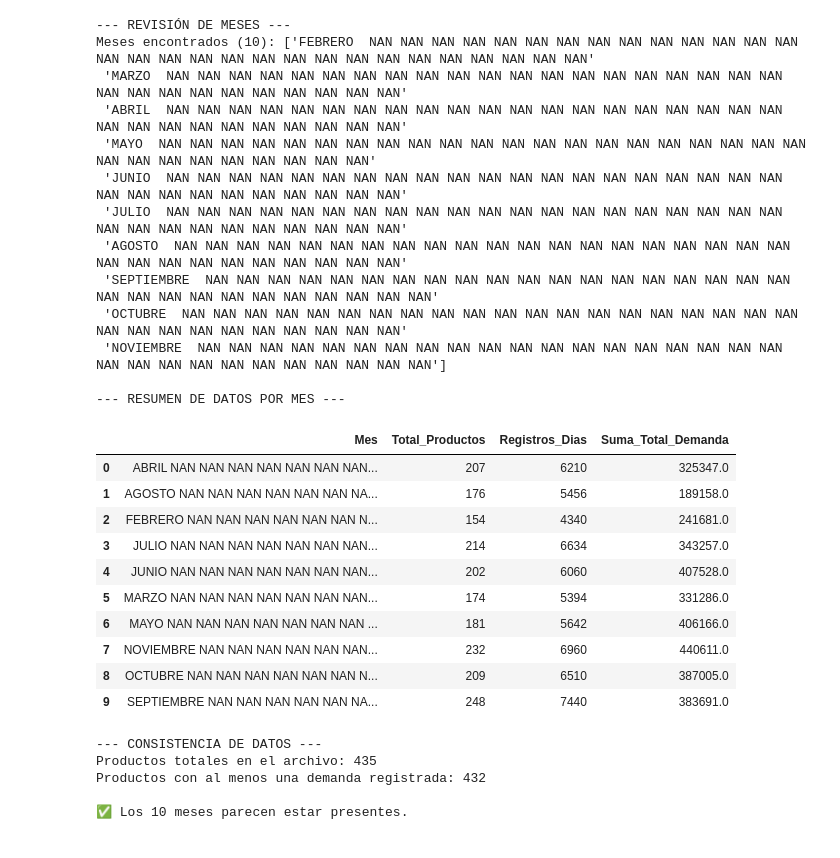
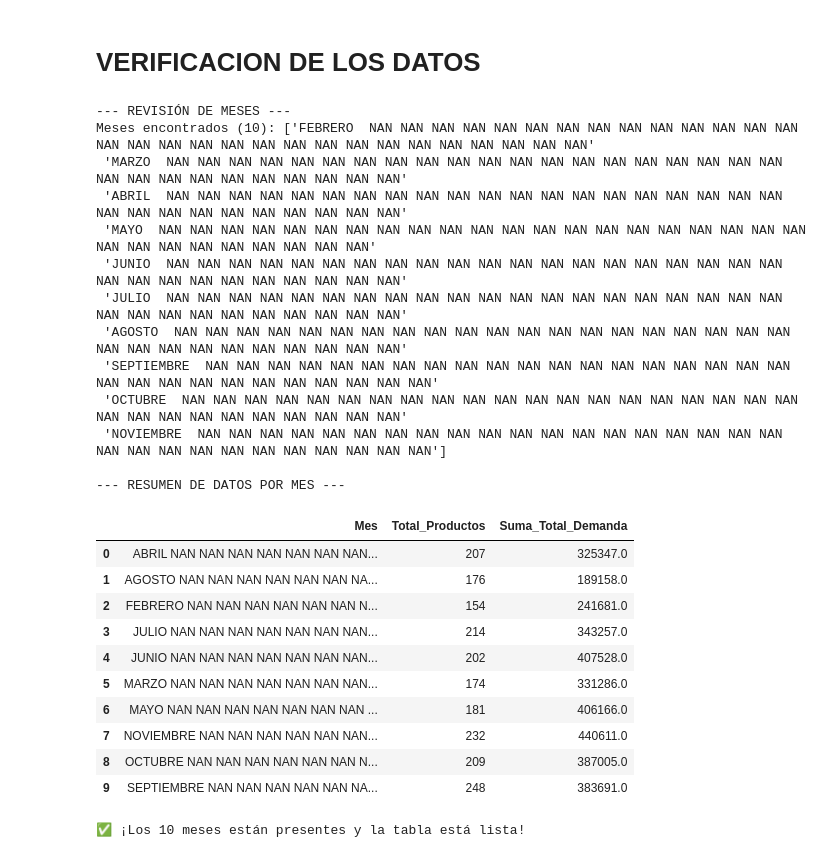
Before and after one commit to victoregomezf-maker/seminario, a Jupyter notebook: Predicción_de_demanda_insumos_medicos.ipynb, the cells around one changed output. Drawn from its saved outputs; the diff is of its cells as text; code cells hidden in the pictures.

```diff
--- a/Predicción_de_demanda_insumos_medicos.ipynb
+++ b/Predicción_de_demanda_insumos_medicos.ipynb
@@ -98,60 +94,47 @@ Se detectaron productos como: 00031P - ELECTRODO ADULTO REF. 0651 30 77007 DESFI
+# %% [markdown]
+# **VERIFICACION DE LOS DATOS**
 # %%
-import pandas as pd
-
-# 1. Verificar cuántos meses únicos se detectaron
+# 1. Verificar meses únicos
 meses_detectados = df_final['Mes'].unique()
 print(f"--- REVISIÓN DE MESES ---")
 print(f"Meses encontrados ({len(meses_detectados)}): {meses_detectados}")
 
-# 2. Resumen por mes: Conteo de productos y suma de cantidades
+# 2. Resumen por mes para ver si están completos
 resumen = df_final.groupby('Mes').agg(
     Total_Productos=('Producto', 'nunique'),
-    Registros_Dias=('Cantidad', 'count'),
     Suma_Total_Demanda=('Cantidad', 'sum')
 ).reset_index()
 
 print("\n--- RESUMEN DE DATOS POR MES ---")
 display(resumen)
 
-# 3. Verificar si hay productos que quedaron en cero (posibles errores de lectura)
-productos_con_datos = df_final[df_final['Cantidad'] > 0]['Producto'].nunique()
-total_productos = df_final['Producto'].nunique()
-
-print("\n--- CONSISTENCIA DE DATOS ---")
-print(f"Productos totales en el archivo: {total_productos}")
-print(f"Productos con al menos una demanda registrada: {productos_con_datos}")
-
-if len(meses_detectados) < 10:
-    print("\n⚠️ ALERTA: No se detectaron los 10 meses. Revisa si los títulos 'CANTIDAD DIARIA MES' están escritos igual en todo el archivo.")
+if len(meses_detectados) >= 10:
+    print("\n✅ ¡Los 10 meses están presentes y la tabla está lista!")
 else:
-    print("\n✅ Los 10 meses parecen estar presentes.")
+    print("\n⚠️ ALERTA: No se detectaron todos los meses. Revisa los títulos del archivo.")
 # %% [output]
 --- REVISIÓN DE MESES ---
 Meses encontrados (10): ['FEBRERO  NAN NAN NAN NAN NAN NAN NAN NAN NAN NAN NAN NAN NAN NAN NAN NAN NAN NAN NAN NAN NAN NAN NAN NAN NAN NAN NAN NAN NAN NAN'
  'MARZO  NAN NAN NAN NAN NAN NAN NAN NAN NAN NAN NAN NAN NAN NAN NAN NAN NAN NAN NAN NAN NAN NAN NAN NAN NAN NAN NAN NAN NAN NAN'
  'ABRIL  NAN NAN NAN NAN NAN NAN NAN NAN NAN NAN NAN NAN NAN NAN NAN NAN NAN NAN NAN NAN NAN NAN NAN NAN NAN NAN NAN NAN NAN NAN'
  'MAYO  NAN NAN NAN NAN NAN NAN NAN NAN NAN NAN NAN NAN NAN NAN NAN NAN NAN NAN NAN NAN NAN NAN NAN NAN NAN NAN NAN NAN NAN NAN'
  'JUNIO  NAN NAN NAN NAN NAN NAN NAN NAN NAN NAN NAN NAN NAN NAN NAN NAN NAN NAN NAN NAN NAN NAN NAN NAN NAN NAN NAN NAN NAN NAN'
  'JULIO  NAN NAN NAN NAN NAN NAN NAN NAN NAN NAN NAN NAN NAN NAN NAN NAN NAN NAN NAN NAN NAN NAN NAN NAN NAN NAN NAN NAN NAN NAN'
  'AGOSTO  NAN NAN NAN NAN NAN NAN NAN NAN NAN NAN NAN NAN NAN NAN NAN NAN NAN NAN NAN NAN NAN NAN NAN NAN NAN NAN NAN NAN NAN NAN'
  'SEPTIEMBRE  NAN NAN NAN NAN NAN NAN NAN NAN NAN NAN NAN NAN NAN NAN NAN NAN NAN NAN NAN NAN NAN NAN NAN NAN NAN NAN NAN NAN NAN NAN'
  'OCTUBRE  NAN NAN NAN NAN NAN NAN NAN NAN NAN NAN NAN NAN NAN NAN NAN NAN NAN NAN NAN NAN NAN NAN NAN NAN NAN NAN NAN NAN NAN NAN'
  'NOVIEMBRE  NAN NAN NAN NAN NAN NAN NAN NAN NAN NAN NAN NAN NAN NAN NAN NAN NAN NAN NAN NAN NAN NAN NAN NAN NAN NAN NAN NAN NAN NAN']
 
 --- RESUMEN DE DATOS POR MES ---
-|  | Mes | Total_Productos | Registros_Dias | Suma_Total_Demanda |
-| 0 | ABRIL NAN NAN NAN NAN NAN NAN NAN... | 207 | 6210 | 325347.0 |
-| 1 | AGOSTO NAN NAN NAN NAN NAN NAN NA... | 176 | 5456 | 189158.0 |
-| 2 | FEBRERO NAN NAN NAN NAN NAN NAN N... | 154 | 4340 | 241681.0 |
-| 3 | JULIO NAN NAN NAN NAN NAN NAN NAN... | 214 | 6634 | 343257.0 |
-| 4 | JUNIO NAN NAN NAN NAN NAN NAN NAN... | 202 | 6060 | 407528.0 |
-| 5 | MARZO NAN NAN NAN NAN NAN NAN NAN... | 174 | 5394 | 331286.0 |
-| 6 | MAYO NAN NAN NAN NAN NAN NAN NAN ... | 181 | 5642 | 406166.0 |
-| 7 | NOVIEMBRE NAN NAN NAN NAN NAN NAN... | 232 | 6960 | 440611.0 |
-| 8 | OCTUBRE NAN NAN NAN NAN NAN NAN N... | 209 | 6510 | 387005.0 |
-| 9 | SEPTIEMBRE NAN NAN NAN NAN NAN NA... | 248 | 7440 | 383691.0 |
+|  | Mes | Total_Productos | Suma_Total_Demanda |
+| 0 | ABRIL NAN NAN NAN NAN NAN NAN NAN... | 207 | 325347.0 |
+| 1 | AGOSTO NAN NAN NAN NAN NAN NAN NA... | 176 | 189158.0 |
+| 2 | FEBRERO NAN NAN NAN NAN NAN NAN N... | 154 | 241681.0 |
+| 3 | JULIO NAN NAN NAN NAN NAN NAN NAN... | 214 | 343257.0 |
+| 4 | JUNIO NAN NAN NAN NAN NAN NAN NAN... | 202 | 407528.0 |
+| 5 | MARZO NAN NAN NAN NAN NAN NAN NAN... | 174 | 331286.0 |
+| 6 | MAYO NAN NAN NAN NAN NAN NAN NAN ... | 181 | 406166.0 |
+| 7 | NOVIEMBRE NAN NAN NAN NAN NAN NAN... | 232 | 440611.0 |
+| 8 | OCTUBRE NAN NAN NAN NAN NAN NAN N... | 209 | 387005.0 |
+| 9 | SEPTIEMBRE NAN NAN NAN NAN NAN NA... | 248 | 383691.0 |
---- CONSISTENCIA DE DATOS ---
-Productos totales en el archivo: 435
-Productos con al menos una demanda registrada: 432
-
-✅ Los 10 meses parecen estar presentes.
+✅ ¡Los 10 meses están presentes y la tabla está lista!
```
Also changed, not shown: parts of 13 cells of this notebook.
